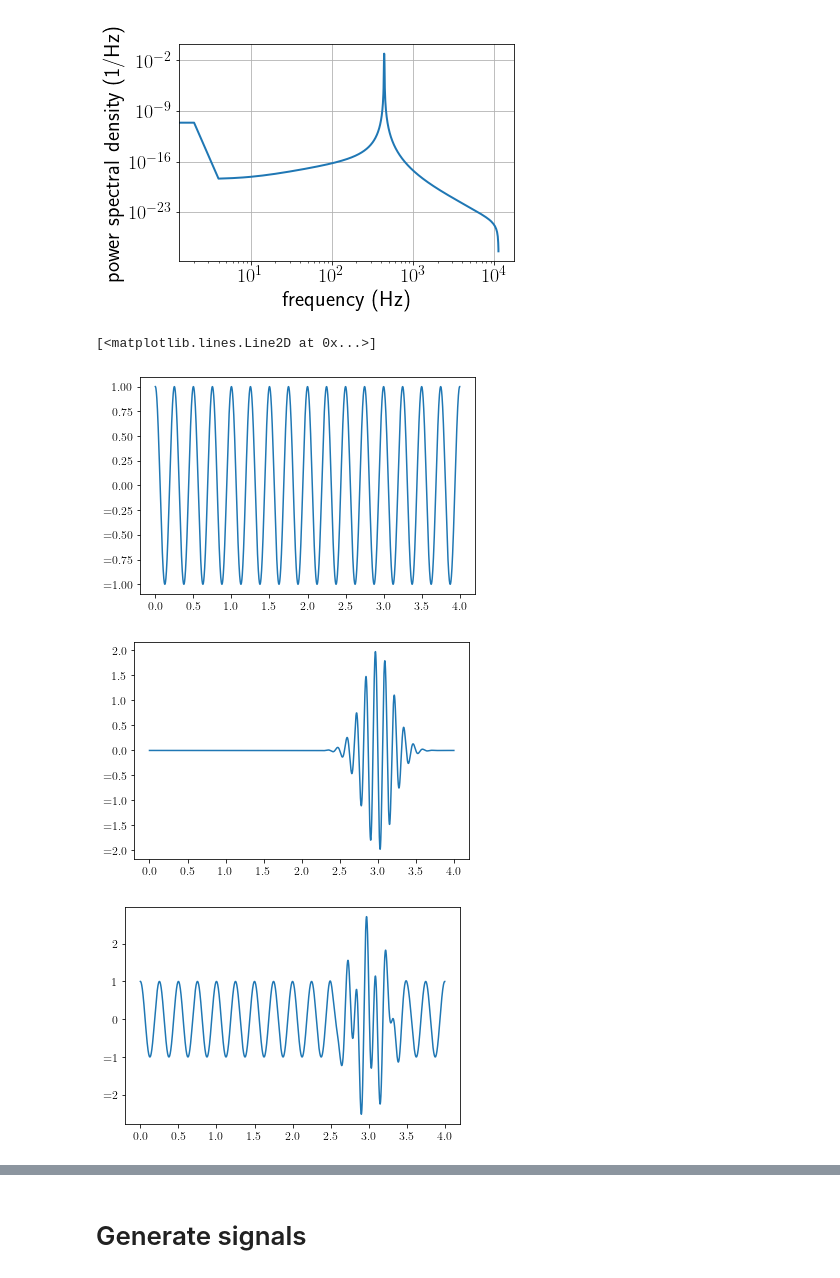
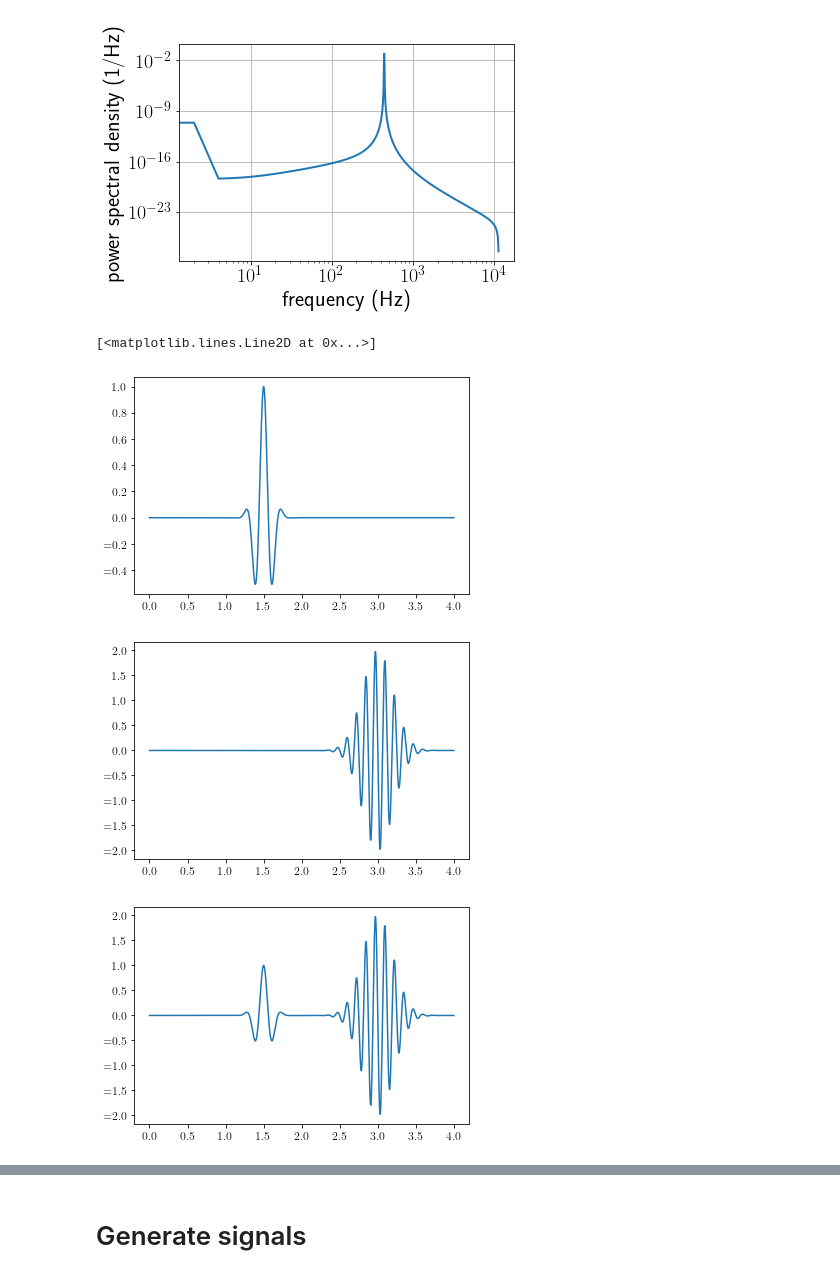
Before and after one commit to josephromano/leshouches, a Jupyter notebook: code/sound_example/sound_signals.ipynb, the cells around one changed output, grey strips where cells are left out. Saved outputs shown, nothing was run; the diff lists cells and outputs as text; code cells hidden in the pictures.

```diff
--- a/code/sound_example/sound_signals.ipynb
+++ b/code/sound_example/sound_signals.ipynb
@@ -324,32 +324,31 @@ plotpowerspectrum(t, r, t1, t2, Fs, fileprefix)
 # %%
 # test routines
 Fs = 22500
 Ns = 2
 A = np.array([1,2])
 f = np.array([4,8])
 phase = np.array([0,90])
 theta = np.deg2rad([90,90])
 phi = np.deg2rad([0,90])
 t0 = np.array([2, 3])
-width = np.array([np.inf, 0.2])
+width = np.array([0.1, 0.2])
 det1 = np.array([2, 0, 0])
 det2 = np.array([-2, 2, 0])
 det3 = np.array([0, 0, 0])
 c = 4
 t1 = 0
 t2 = 4
 t, r, rsum = planewave_superposition(Ns, A, f, phase, theta, phi, det1, c, t1, t2)
 t, r, rsum = planewave_pulse_superposition(Ns, A, f, phase, theta, phi, t0, width, det1, c, t1, t2)
 
-
 for ii in range(Ns):
     plt.figure()
     plt.plot(t,r[ii])
 
 plt.figure()
 plt.plot(t,rsum)
 # %% [output]
 [<matplotlib.lines.Line2D at 0x...>]
-[figure, old version]
+[figure, new version]
 [figure]
-[figure, old version]
+[figure, new version]
```
Also changed, not shown: parts of 3 cells of this notebook.
